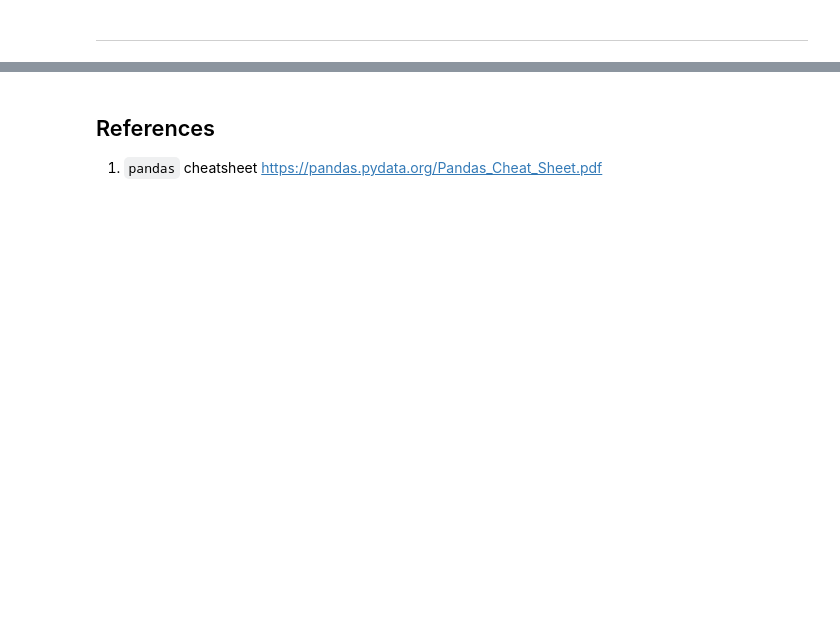
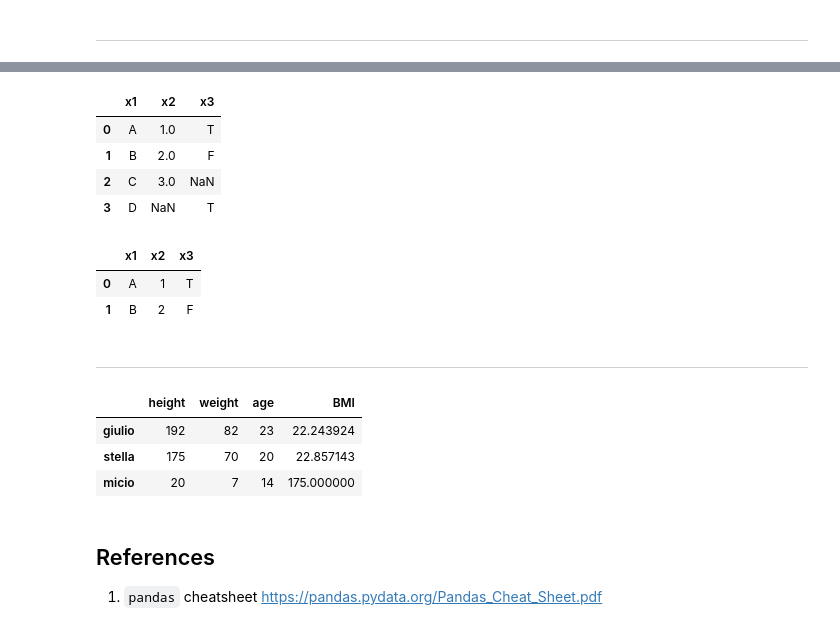
Before and after one commit to indemidelo/ds-interview, a Jupyter notebook: pandas/pandas-cheatsheet.ipynb, the cells around one changed output, grey strips where cells are left out. Saved outputs shown, nothing was run; the diff lists cells and outputs as text; code cells hidden in the pictures; blank space fills up the shorter version.

```diff
--- a/pandas/pandas-cheatsheet.ipynb
+++ b/pandas/pandas-cheatsheet.ipynb
@@ -132,0 +163,4 @@ df_topivot[df_topivot.weight > 10] == df_topivot.query('weight>10')
+# %%
+# Combine datasets
+adf = pd.DataFrame({'x1': ['A', 'B', 'C'], 'x2': [1, 2, 3]})
+bdf = pd.DataFrame({'x1': ['A', 'B', 'D'], 'x3': ['T', 'F', 'T']})
@@ -132,0 +187,16 @@ df_topivot[df_topivot.weight > 10] == df_topivot.query('weight>10')
+# %%
+pd.merge(left=adf, right=bdf, how='outer', on='x1')
+# %% [output]
+|  | x1 | x2 | x3 |
+| 0 | A | 1.0 | T |
+| 1 | B | 2.0 | F |
+| 2 | C | 3.0 | NaN |
+| 3 | D | NaN | T |
+# %%
+pd.merge(left=adf, right=bdf, on='x1') # `inner` is the default value for `how`
+# %% [output]
+|  | x1 | x2 | x3 |
+| 0 | A | 1 | T |
+| 1 | B | 2 | F |
+# %% [markdown]
+---
@@ -133,3 +209,11 @@ df_topivot[df_topivot.weight > 10] == df_topivot.query('weight>10')
+# %%
+df['BMI'] = df.weight / (df.height/100) ** 2
+df
+# %% [output]
+|  | height | weight | age | BMI |
+| giulio | 192 | 82 | 23 | 22.243924 |
+| stella | 175 | 70 | 20 | 22.857143 |
+| micio | 20 | 7 | 14 | 175.000000 |
 # %% [markdown]
 ## References
 1. `pandas` cheatsheet https://pandas.pydata.org/Pandas_Cheat_Sheet.pdf
```
Also changed, not shown: parts of 9 cells of this notebook.
